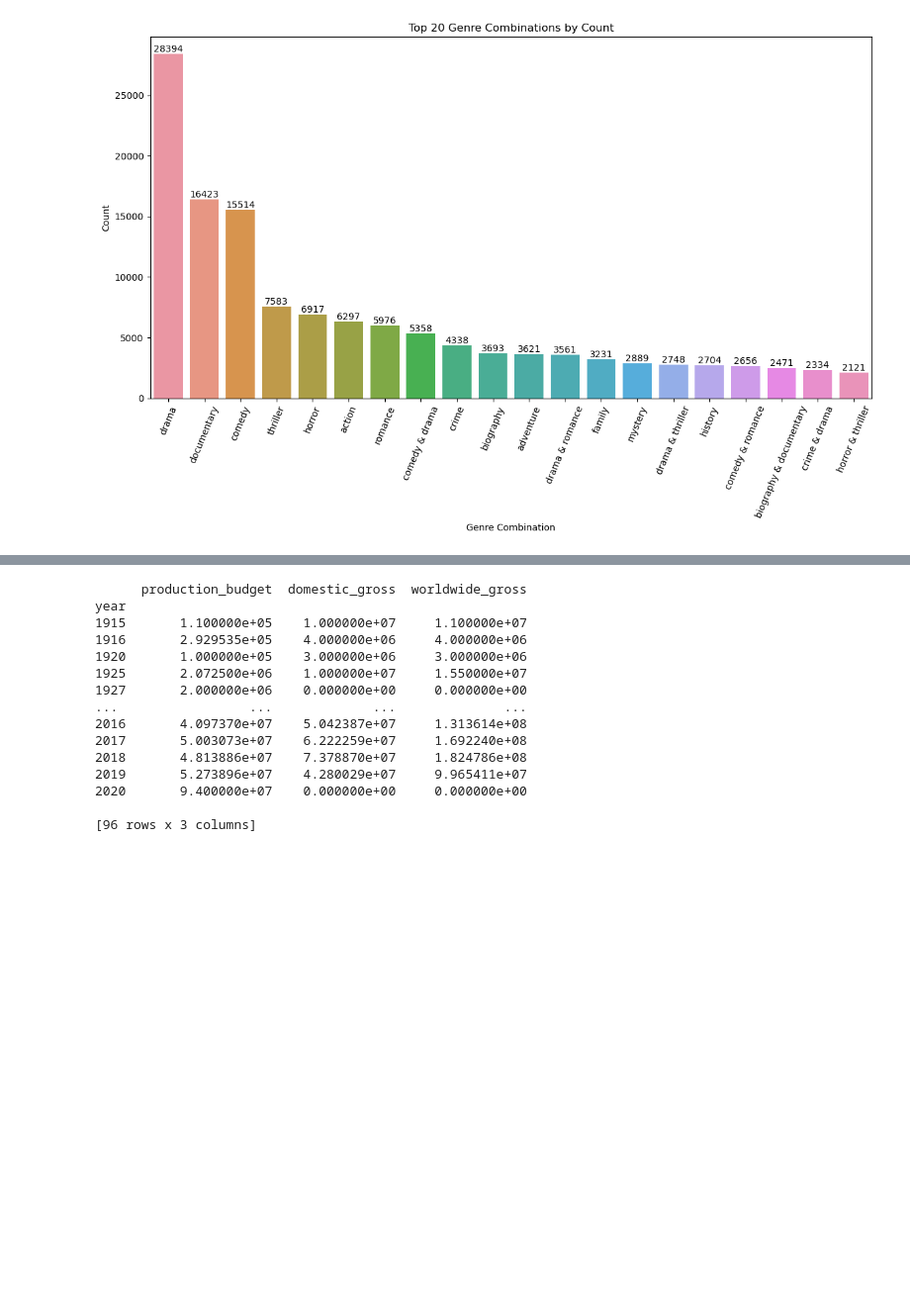
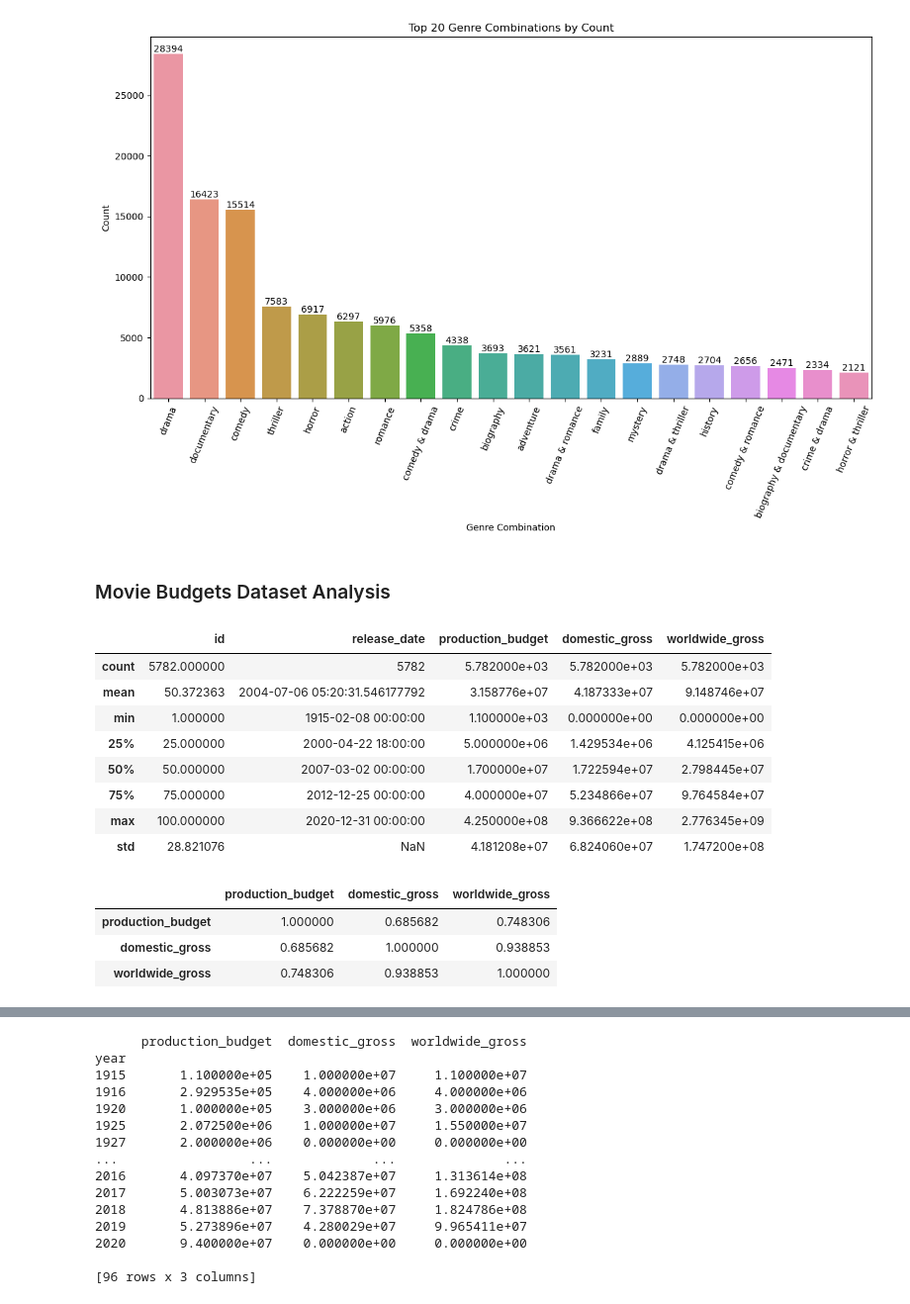
Before and after one commit to kev065/movie-studio-project, a Jupyter notebook: index.ipynb, the cells around one changed output, grey strips where cells are left out. Shown: that part at 99% size. Saved outputs shown, nothing was run; the diff lists cells and outputs as text; code cells hidden in the pictures; blank space fills up the shorter version.

```diff
--- a/index.ipynb
+++ b/index.ipynb
@@ -722,3 +722,24 @@ plt.tight_layout()
 plt.show()
 # %% [output]
 [figure]
+# %% [markdown]
+### Movie Budgets Dataset Analysis
+# %%
+movie_budgets_df.describe()
+# %% [output]
+|  | id | release_date | production_budget | domestic_gross | worldwide_gross |
+| count | 5782.000000 | 5782 | 5.782000e+03 | 5.782000e+03 | 5.782000e+03 |
+| mean | 50.372363 | 2004-07-06 05:20:31.546177792 | 3.158776e+07 | 4.187333e+07 | 9.148746e+07 |
+| min | 1.000000 | 1915-02-08 00:00:00 | 1.100000e+03 | 0.000000e+00 | 0.000000e+00 |
+| 25% | 25.000000 | 2000-04-22 18:00:00 | 5.000000e+06 | 1.429534e+06 | 4.125415e+06 |
+| 50% | 50.000000 | 2007-03-02 00:00:00 | 1.700000e+07 | 1.722594e+07 | 2.798445e+07 |
+| 75% | 75.000000 | 2012-12-25 00:00:00 | 4.000000e+07 | 5.234866e+07 | 9.764584e+07 |
+| max | 100.000000 | 2020-12-31 00:00:00 | 4.250000e+08 | 9.366622e+08 | 2.776345e+09 |
+| std | 28.821076 | NaN | 4.181208e+07 | 6.824060e+07 | 1.747200e+08 |
+# %%
+movie_budgets_df[['production_budget', 'domestic_gross', 'worldwide_gross']].corr()
+# %% [output]
+|  | production_budget | domestic_gross | worldwide_gross |
+| production_budget | 1.000000 | 0.685682 | 0.748306 |
+| domestic_gross | 0.685682 | 1.000000 | 0.938853 |
+| worldwide_gross | 0.748306 | 0.938853 | 1.000000 |
```
Also changed, not shown: parts of 11 cells of this notebook.
